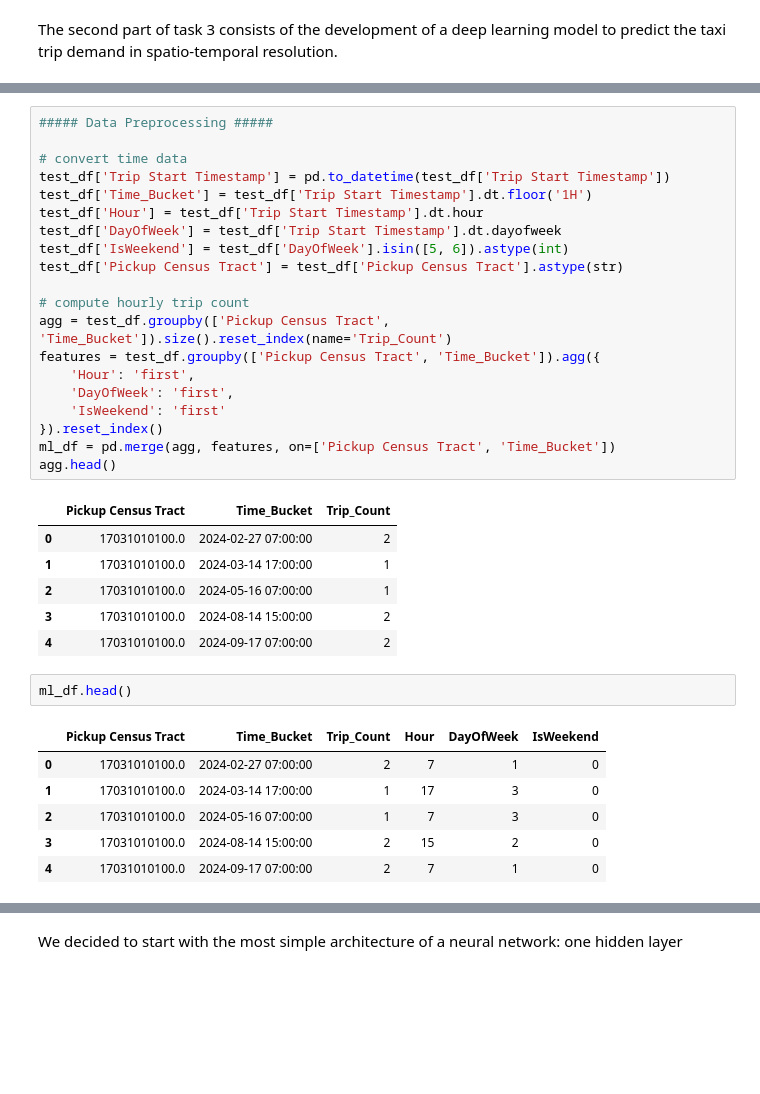
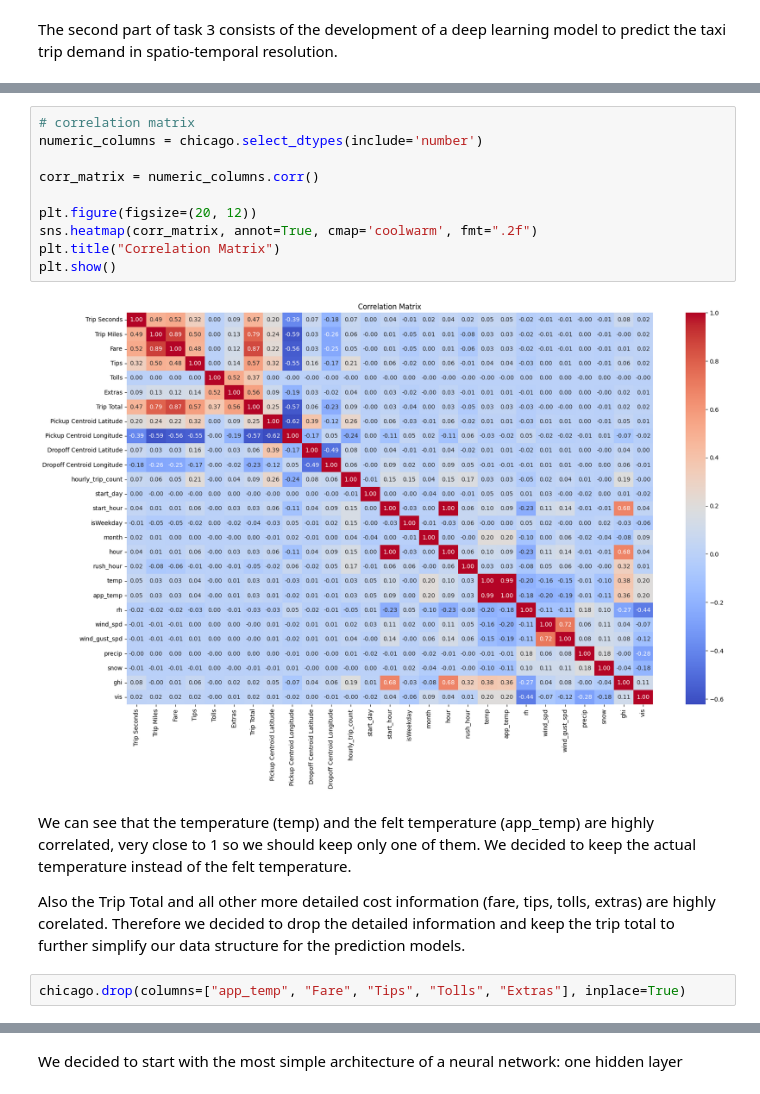
Before and after one commit to Vigro08/AAA-Team-Assignment, a Jupyter notebook: Task3_DeepLearning.ipynb, the cells around one changed output, grey strips where cells are left out. Saved outputs shown, nothing was run; the diff lists cells and outputs as text; blank space fills up the shorter version.

```diff
--- a/Task3_DeepLearning.ipynb
+++ b/Task3_DeepLearning.ipynb
@@ -51,36 +54,18 @@ test_df['Dropoff_H3'] = test_df.apply(lambda row: latlon_to_h3(row['Dropoff Cent
-# %%
-##### Data Preprocessing #####
-
-# convert time data
-test_df['Trip Start Timestamp'] = pd.to_datetime(test_df['Trip Start Timestamp'])
-test_df['Time_Bucket'] = test_df['Trip Start Timestamp'].dt.floor('1H')
-test_df['Hour'] = test_df['Trip Start Timestamp'].dt.hour
-test_df['DayOfWeek'] = test_df['Trip Start Timestamp'].dt.dayofweek
-test_df['IsWeekend'] = test_df['DayOfWeek'].isin([5, 6]).astype(int)
-test_df['Pickup Census Tract'] = test_df['Pickup Census Tract'].astype(str)
-
-# compute hourly trip count
-agg = test_df.groupby(['Pickup Census Tract', 'Time_Bucket']).size().reset_index(name='Trip_Count')
-features = test_df.groupby(['Pickup Census Tract', 'Time_Bucket']).agg({
-    'Hour': 'first',
-    'DayOfWeek': 'first',
-    'IsWeekend': 'first'
-}).reset_index()
-ml_df = pd.merge(agg, features, on=['Pickup Census Tract', 'Time_Bucket'])
-agg.head()
-# %% [output]
-|  | Pickup Census Tract | Time_Bucket | Trip_Count |
-| 0 | 17031010100.0 | 2024-02-27 07:00:00 | 2 |
-| 1 | 17031010100.0 | 2024-03-14 17:00:00 | 1 |
-| 2 | 17031010100.0 | 2024-05-16 07:00:00 | 1 |
-| 3 | 17031010100.0 | 2024-08-14 15:00:00 | 2 |
-| 4 | 17031010100.0 | 2024-09-17 07:00:00 | 2 |
-# %%
-ml_df.head()
-# %% [output]
-|  | Pickup Census Tract | Time_Bucket | Trip_Count | Hour | DayOfWeek | IsWeekend |
-| 0 | 17031010100.0 | 2024-02-27 07:00:00 | 2 | 7 | 1 | 0 |
-| 1 | 17031010100.0 | 2024-03-14 17:00:00 | 1 | 17 | 3 | 0 |
-| 2 | 17031010100.0 | 2024-05-16 07:00:00 | 1 | 7 | 3 | 0 |
-| 3 | 17031010100.0 | 2024-08-14 15:00:00 | 2 | 15 | 2 | 0 |
-| 4 | 17031010100.0 | 2024-09-17 07:00:00 | 2 | 7 | 1 | 0 |
+# %%
+# correlation matrix
+numeric_columns = chicago.select_dtypes(include='number')
+
+corr_matrix = numeric_columns.corr()
+
+plt.figure(figsize=(20, 12))
+sns.heatmap(corr_matrix, annot=True, cmap='coolwarm', fmt=".2f")
+plt.title("Correlation Matrix")
+plt.show()
+# %% [output]
+[figure, added]
+# %% [markdown]
+We can see that the temperature (temp) and the felt temperature (app_temp) are highly correlated, very close to 1 so we should keep only one of them. We decided to keep the actual temperature instead of the felt temperature.
+
+Also the Trip Total and all other more detailed cost information (fare, tips, tolls, extras) are highly corelated. Therefore we decided to drop the detailed information and keep the trip total to further simplify our data structure for the prediction models.
+# %%
+chicago.drop(columns=["app_temp", "Fare", "Tips", "Tolls", "Extras"], inplace=True)
```
Also changed, not shown: parts of 14 cells of this notebook, 2 other files.
